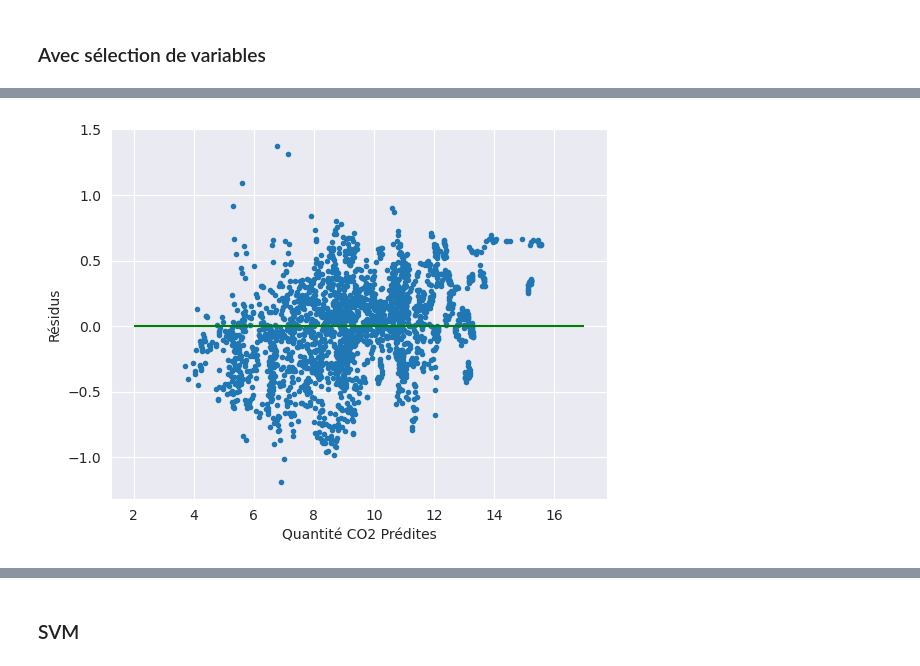
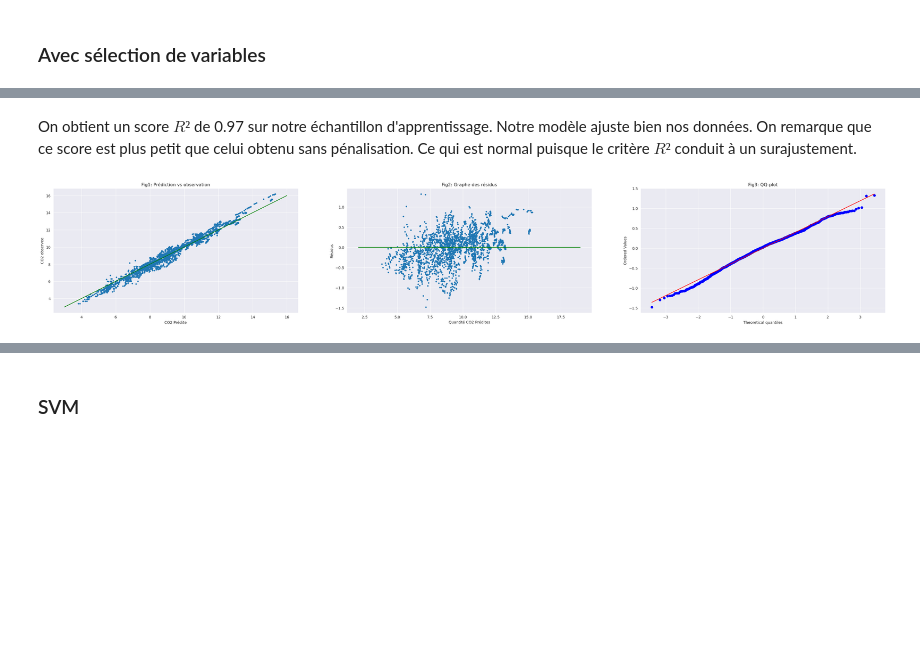
Before and after one commit to Mathilde-Mrs/Projet_machine_learning, a Jupyter notebook: notebook_python_Modif.ipynb, the cells around one changed output, grey strips where cells are left out. Cells and saved outputs as stored; diff of their text form; code cells hidden in the pictures; blank space fills up the shorter version.

```diff
--- a/notebook_python_Modif.ipynb
+++ b/notebook_python_Modif.ipynb
@@ -933,8 +987,26 @@ plt.show()
-# %%
-plt.plot(prev,Y_train-prev,".")
-plt.xlabel(u"Quantité CO2 Prédites")
-plt.ylabel(u"Résidus")
-plt.hlines(0,2,17,color='green')
-plt.show()
-# %% [output]
-[figure, removed]
+# %% [markdown]
+On obtient un score $R²$ de 0.97 sur notre échantillon d'apprentissage. Notre modèle ajuste bien nos données. On remarque que ce score est plus petit que celui obtenu sans pénalisation. Ce qui est normal puisque le critère $R²$ conduit à un surajustement.
+# %%
+plt.figure(figsize = (40,6))
+plt.subplot(1,3,1)
+plt.plot(prev,Y_train,".")
+bis=range(3,17)
+plt.plot(bis,bis,color='green')
+plt.xlabel(u"CO2 Prédite")
+plt.ylabel("CO2 observee")
+plt.title('Fig1: Prédiction vs observation')
+plt.subplot(1,3,2)
+plt.plot(prev,Y_train-prev,".")
+plt.xlabel(u"Quantité CO2 Prédites")
+plt.ylabel(u"Résidus")
+plt.hlines(0,2,19,color='green')
+plt.title('Fig2: Graphe des résidus')
+
+plt.subplot(1,3,3)
+stats.probplot(Y_train-prev, dist="norm", plot=pylab)
+plt.title('Fig3: QQ-plot')
+pylab.show()
+plt.show()
+#print(np.mean(Y_train-prev))
+# %% [output]
+[figure, added]
```
Also changed, not shown: parts of 56 cells of this notebook.
